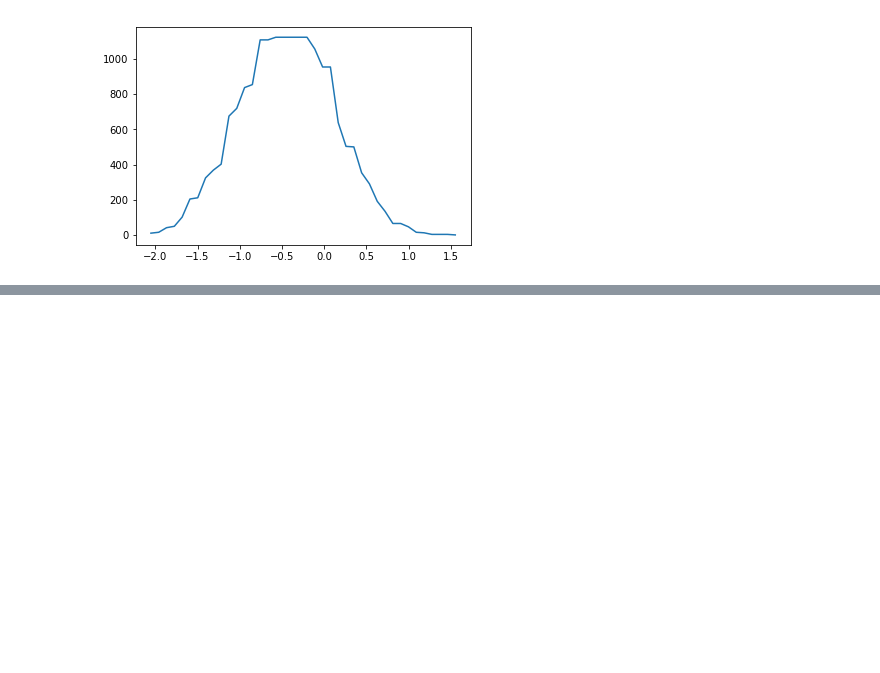
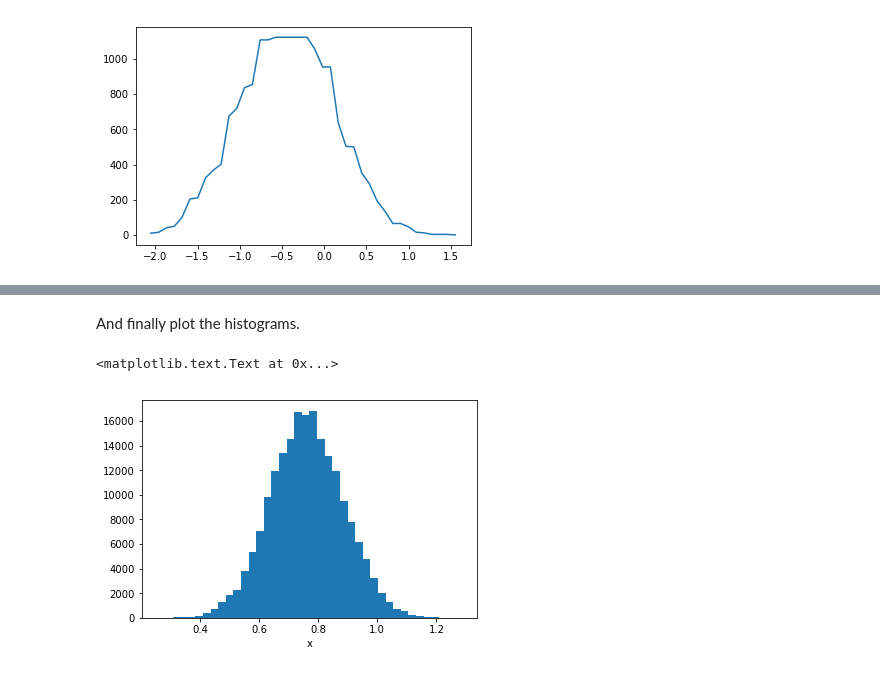
Before and after one commit to dparkins/MCMC-chain-analysis, a Jupyter notebook: MCMC_chain_analysis.ipynb, the cells around one changed output, grey strips where cells are left out. Drawn from its saved outputs; the diff is of its cells as text; code cells hidden in the pictures; blank space fills up the shorter version.

```diff
--- a/MCMC_chain_analysis.ipynb
+++ b/MCMC_chain_analysis.ipynb
@@ -187,0 +192,8 @@ plt.plot(bins,h_y_new)
+# %% [markdown]
+And finally plot the histograms.
+# %%
+h_x = plt.hist(burn_in_chain2[:,0],bins=40)
+plt.xlabel('x')
+# %% [output]
+<matplotlib.text.Text at 0x...>
+[figure, added]
```
Also changed, not shown: parts of 15 cells of this notebook.
